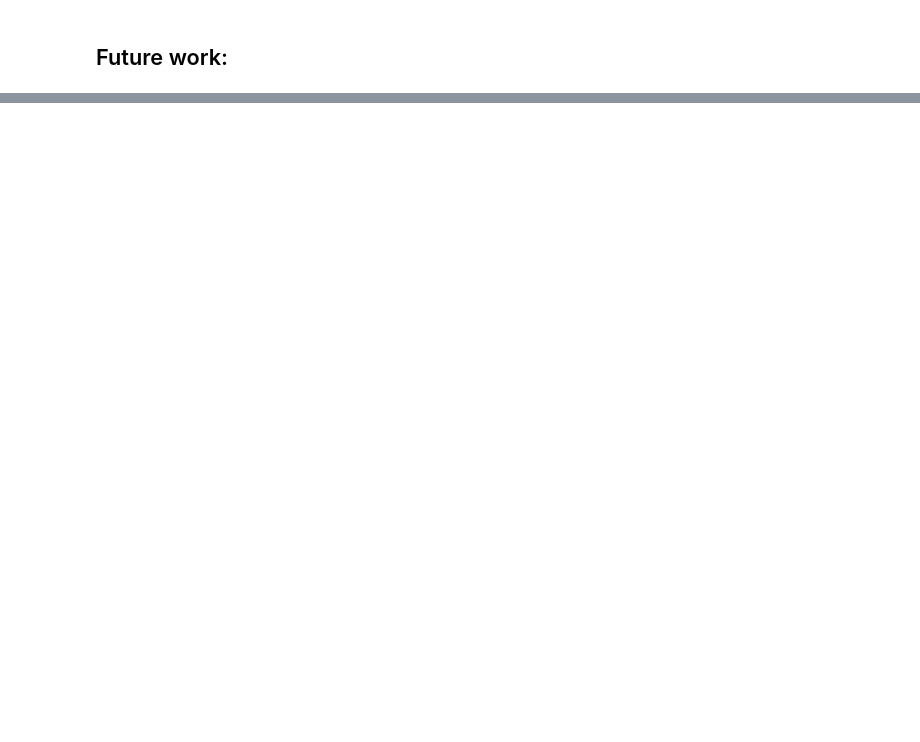
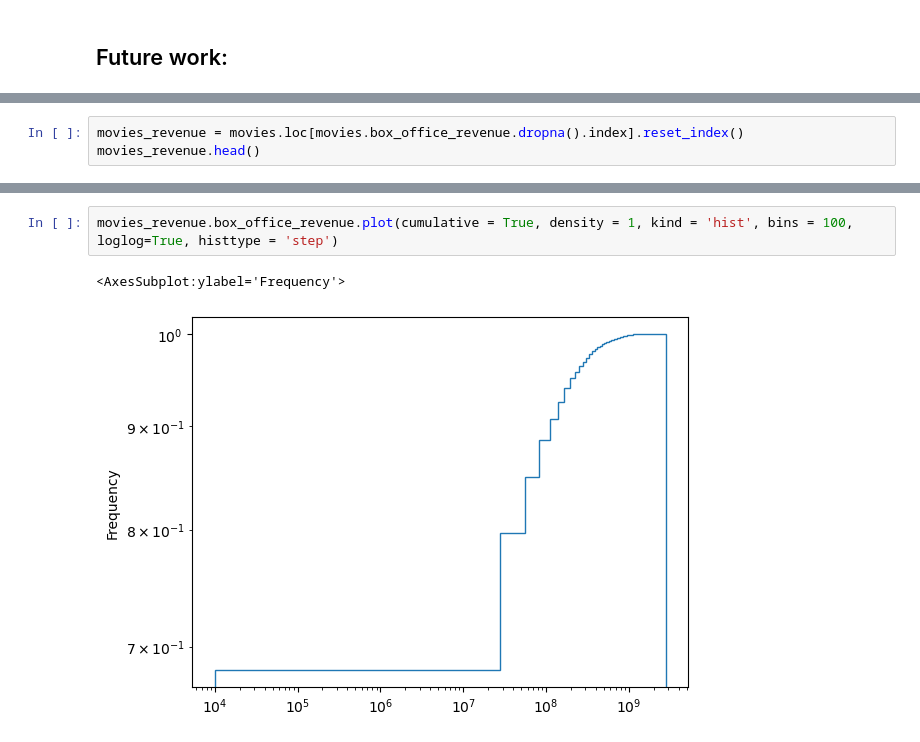
Before and after one commit to epfl-ada/ada-2022-project-alldatapointaccurate, a Jupyter notebook: processing.ipynb, the cells around one changed output, grey strips where cells are left out. Drawn from its saved outputs; the diff is of its cells as text; blank space fills up the shorter version.

```diff
--- a/processing.ipynb
+++ b/processing.ipynb
@@ -328,0 +411,3 @@ To confirm the reasons to the first question:
+# %%
+movies_revenue = movies.loc[movies.box_office_revenue.dropna().index].reset_index()
+movies_revenue.head()
@@ -328,0 +433,5 @@ To confirm the reasons to the first question:
+# %%
+movies_revenue.box_office_revenue.plot(cumulative = True, density = 1, kind = 'hist', bins = 100, loglog=True, histtype = 'step')
+# %% [output]
+<AxesSubplot:ylabel='Frequency'>
+[figure, added]
```
Also changed, not shown: parts of 33 cells of this notebook.
